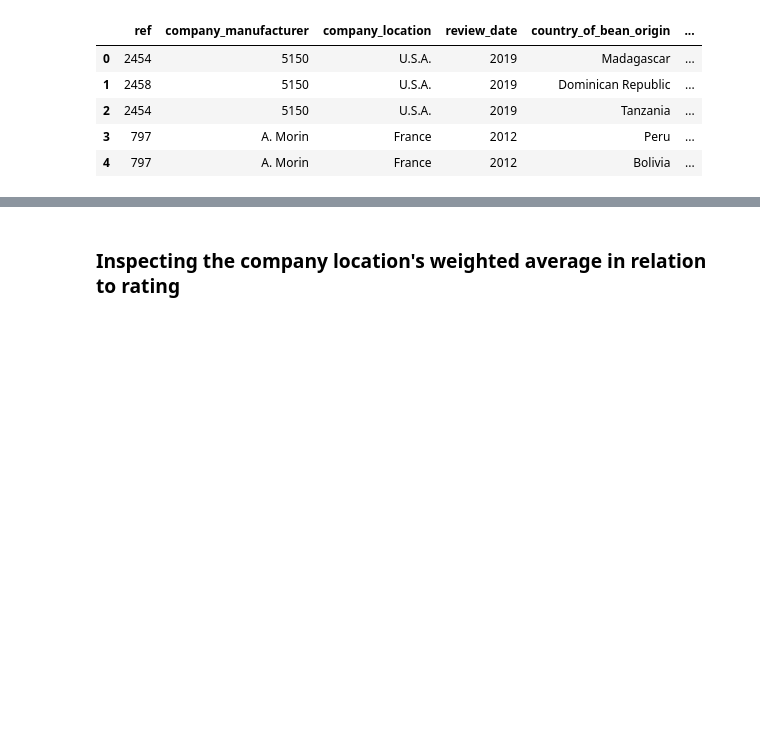
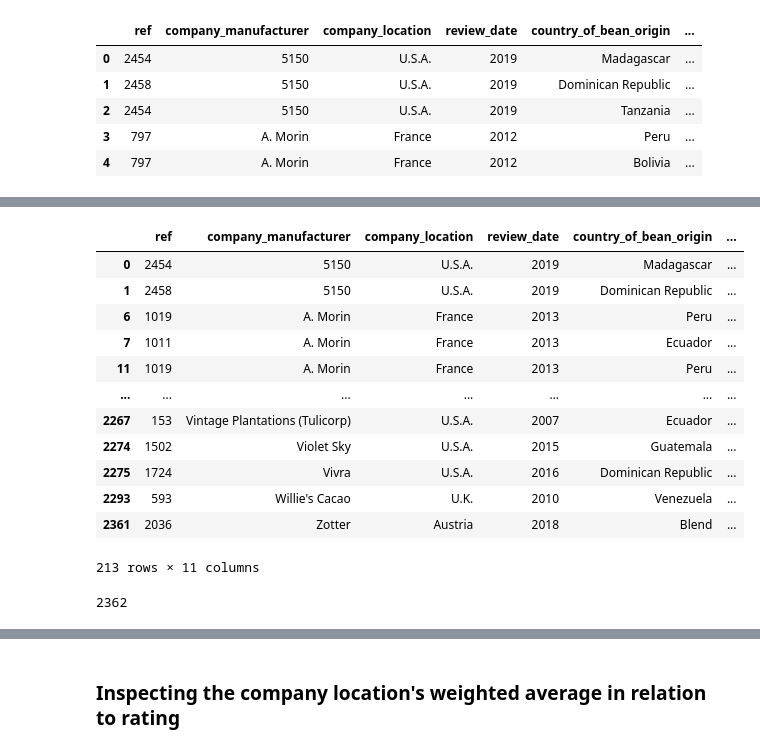
Before and after one commit to jchandleroneal/bsc-phase-three-project, a Jupyter notebook: notebooks/exploratory/chandler/main_notebook.ipynb, the cells around one changed output, grey strips where cells are left out. Cells and saved outputs as stored; diff of their text form; code cells hidden in the pictures; blank space fills up the shorter version.

```diff
--- a/notebooks/exploratory/chandler/main_notebook.ipynb
+++ b/notebooks/exploratory/chandler/main_notebook.ipynb
@@ -87,0 +169,3 @@ df.head()
+# %%
+word_count_list = Counter(word_list).most_common(25)
+word_count_list
@@ -87,0 +190,3 @@ df.head()
+# %%
+x = [count_list[0] for count_list in word_count_list]
+y = [count_list[1] for count_list in word_count_list]
@@ -87,0 +233,21 @@ df.head()
+# %%
+df[df['memorable_characteristics_list'].apply(lambda lst: x[0] in lst)]
+# %% [output]
+|  | ref | company_manufacturer | company_location | review_date | country_of_bean_origin | ... |
+| 0 | 2454 | 5150 | U.S.A. | 2019 | Madagascar | ... |
+| 1 | 2458 | 5150 | U.S.A. | 2019 | Dominican Republic | ... |
+| 6 | 1019 | A. Morin | France | 2013 | Peru | ... |
+| 7 | 1011 | A. Morin | France | 2013 | Ecuador | ... |
+| 11 | 1019 | A. Morin | France | 2013 | Peru | ... |
+| ... | ... | ... | ... | ... | ... | ... |
+| 2267 | 153 | Vintage Plantations (Tulicorp) | U.S.A. | 2007 | Ecuador | ... |
+| 2274 | 1502 | Violet Sky | U.S.A. | 2015 | Guatemala | ... |
+| 2275 | 1724 | Vivra | U.S.A. | 2016 | Dominican Republic | ... |
+| 2293 | 593 | Willie's Cacao | U.K. | 2010 | Venezuela | ... |
+| 2361 | 2036 | Zotter | Austria | 2018 | Blend | ... |
+213 rows × 11 columns
+# %%
+num_rows = df.shape[0]
+num_rows
+# %% [output]
+2362
```
Also changed, not shown: parts of 51 cells of this notebook.
